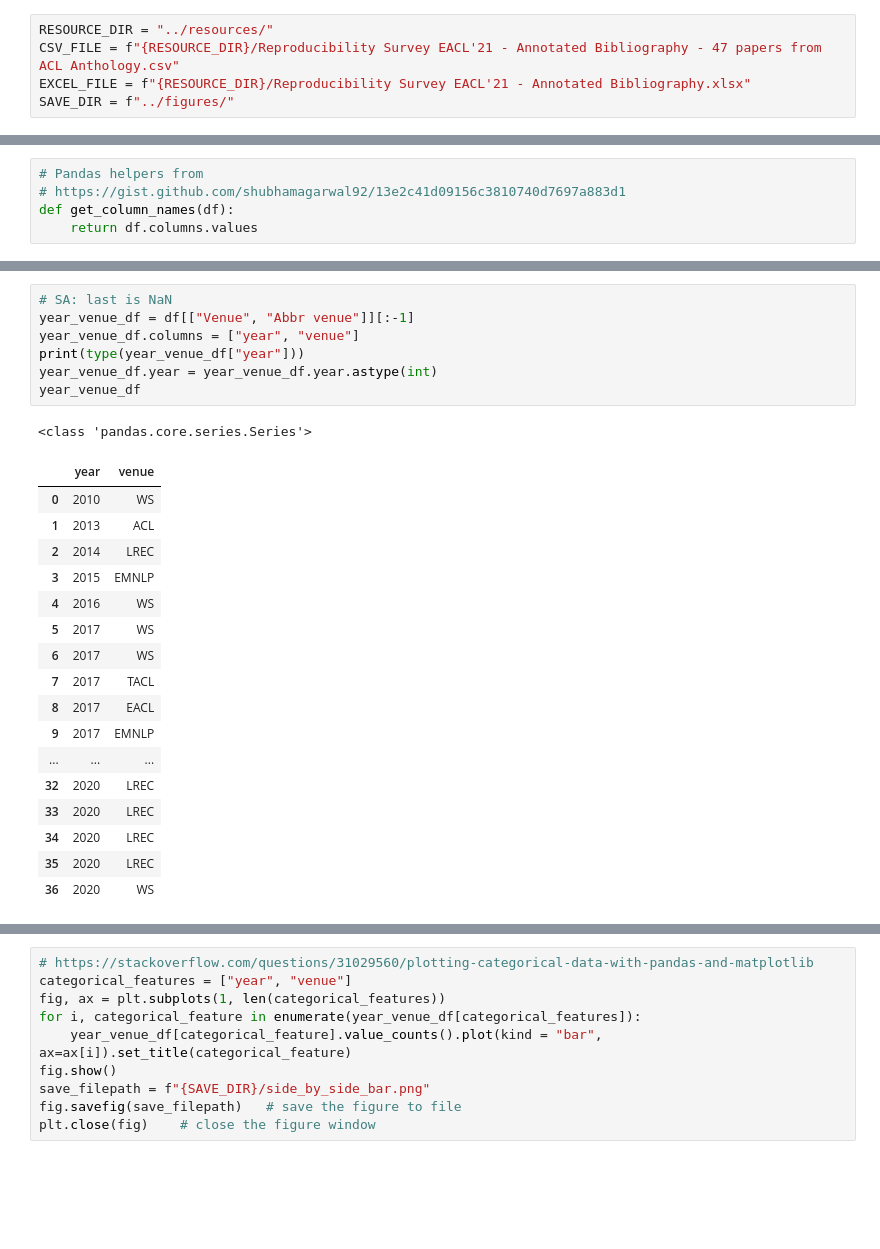
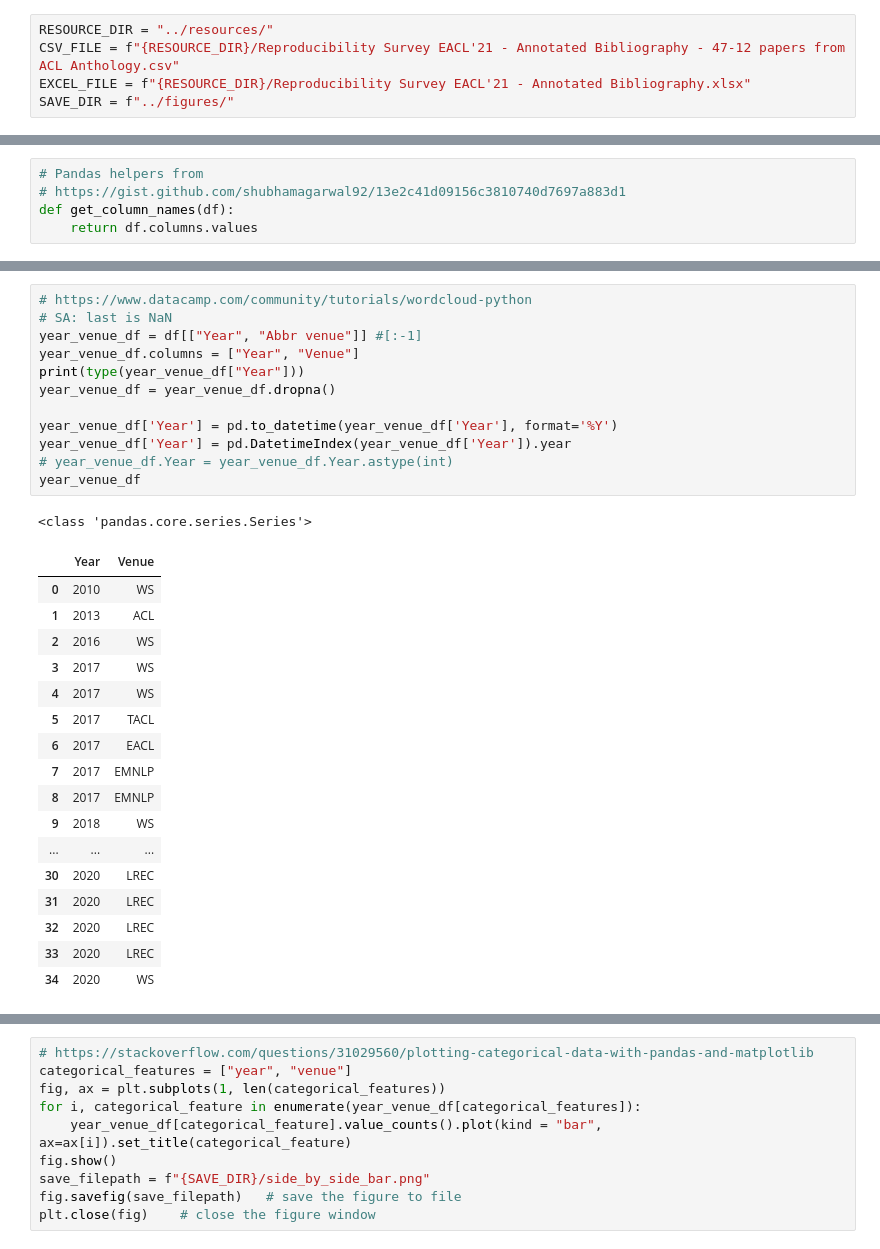
Before and after one commit to shubhamagarwal92/eacl-reproducibility, a Jupyter notebook: notebooks/analysis.ipynb, the cells around one changed output, grey strips where cells are left out. Cells and saved outputs as stored; diff of their text form; blank space fills up the shorter version.

```diff
--- a/notebooks/analysis.ipynb
+++ b/notebooks/analysis.ipynb
@@ -7,7 +7,7 @@ import nltk
 stopwords = set(STOPWORDS)
 # %%
 RESOURCE_DIR = "../resources/"
-CSV_FILE = f"{RESOURCE_DIR}/Reproducibility Survey EACL'21 - Annotated Bibliography - 47 papers from ACL Anthology.csv"
+CSV_FILE = f"{RESOURCE_DIR}/Reproducibility Survey EACL'21 - Annotated Bibliography - 47-12 papers from ACL Anthology.csv"
 EXCEL_FILE = f"{RESOURCE_DIR}/Reproducibility Survey EACL'21 - Annotated Bibliography.xlsx"
 SAVE_DIR = f"../figures/"
 # %%
@@ -85,26 +97,31 @@ plot_wordcloud(title_text, filepath=filepath)
 # %%
+# https://www.datacamp.com/community/tutorials/wordcloud-python
 # SA: last is NaN
-year_venue_df = df[["Venue", "Abbr venue"]][:-1]
-year_venue_df.columns = ["year", "venue"]
-print(type(year_venue_df["year"]))
-year_venue_df.year = year_venue_df.year.astype(int)
+year_venue_df = df[["Year", "Abbr venue"]] #[:-1]
+year_venue_df.columns = ["Year", "Venue"]
+print(type(year_venue_df["Year"]))
+year_venue_df = year_venue_df.dropna()
+
+year_venue_df['Year'] = pd.to_datetime(year_venue_df['Year'], format='%Y')
+year_venue_df['Year'] = pd.DatetimeIndex(year_venue_df['Year']).year
+# year_venue_df.Year = year_venue_df.Year.astype(int)
 year_venue_df
 # %% [output]
 <class 'pandas.core.series.Series'>
-|  | year | venue |
+|  | Year | Venue |
 | 0 | 2010 | WS |
 | 1 | 2013 | ACL |
-| 2 | 2014 | LREC |
-| 3 | 2015 | EMNLP |
-| 4 | 2016 | WS |
-| 5 | 2017 | WS |
-| 6 | 2017 | WS |
-| 7 | 2017 | TACL |
-| 8 | 2017 | EACL |
-| 9 | 2017 | EMNLP |
+| 2 | 2016 | WS |
+| 3 | 2017 | WS |
+| 4 | 2017 | WS |
+| 5 | 2017 | TACL |
+| 6 | 2017 | EACL |
+| 7 | 2017 | EMNLP |
+| 8 | 2017 | EMNLP |
+| 9 | 2018 | WS |
 | ... | ... | ... |
+| 30 | 2020 | LREC |
+| 31 | 2020 | LREC |
 | 32 | 2020 | LREC |
 | 33 | 2020 | LREC |
-| 34 | 2020 | LREC |
-| 35 | 2020 | LREC |
-| 36 | 2020 | WS |
+| 34 | 2020 | WS |
```
Also changed, not shown: parts of 9 cells of this notebook, 5 other files.
